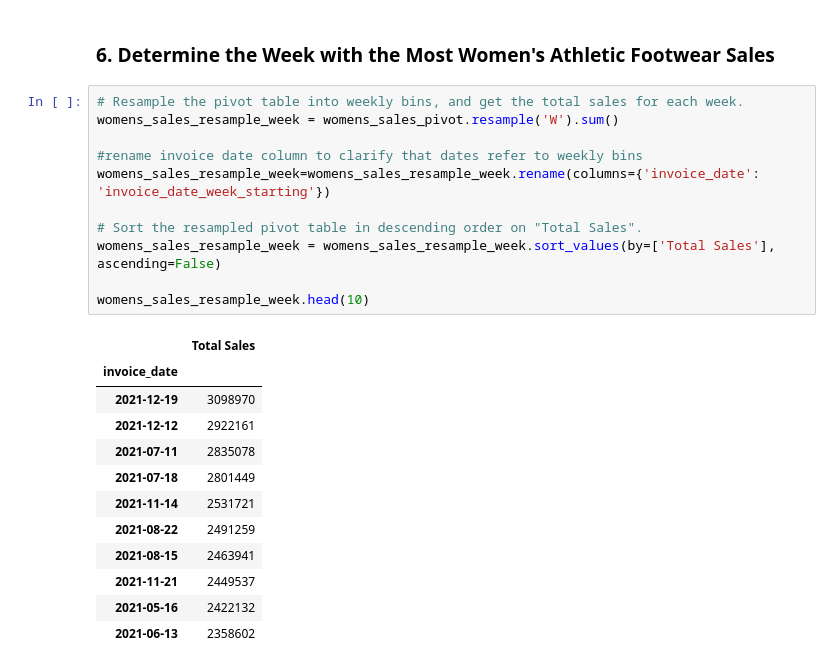
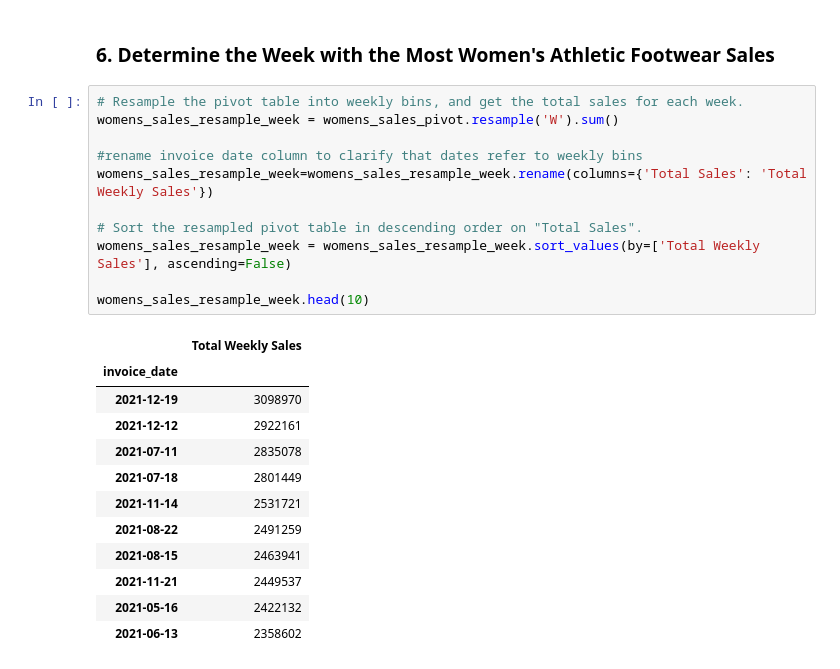
Before and after one commit to mmccanse/athletic_sales_analysis, a Jupyter notebook: athletic_sales_analysis_starter_code.ipynb, the cells around one changed output. Saved outputs shown, nothing was run; the diff lists cells and outputs as text.

Commit message:
update weekly sales column name

```diff
--- a/athletic_sales_analysis_starter_code.ipynb
+++ b/athletic_sales_analysis_starter_code.ipynb
@@ -462,16 +462,16 @@ womens_sales_resample.head(10)
 # %%
 # Resample the pivot table into weekly bins, and get the total sales for each week.
 womens_sales_resample_week = womens_sales_pivot.resample('W').sum()
 
 #rename invoice date column to clarify that dates refer to weekly bins
-womens_sales_resample_week=womens_sales_resample_week.rename(columns={'invoice_date': 'invoice_date_week_starting'})
+womens_sales_resample_week=womens_sales_resample_week.rename(columns={'Total Sales': 'Total Weekly Sales'})
 
 # Sort the resampled pivot table in descending order on "Total Sales".
-womens_sales_resample_week = womens_sales_resample_week.sort_values(by=['Total Sales'], ascending=False)
+womens_sales_resample_week = womens_sales_resample_week.sort_values(by=['Total Weekly Sales'], ascending=False)
 
 womens_sales_resample_week.head(10)
 # %% [output]
-|  | Total Sales |
+|  | Total Weekly Sales |
 | invoice_date |  |
 | 2021-12-19 | 3098970 |
 | 2021-12-12 | 2922161 |
```
